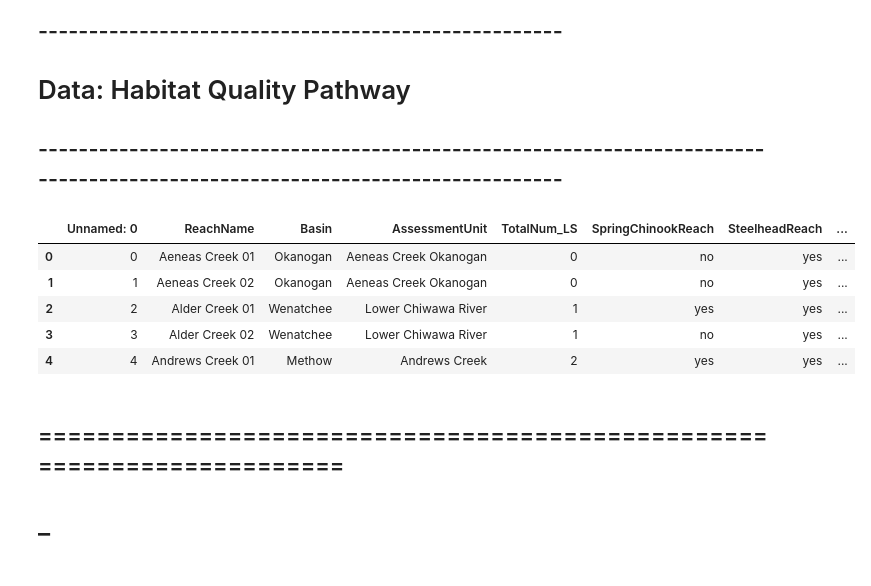
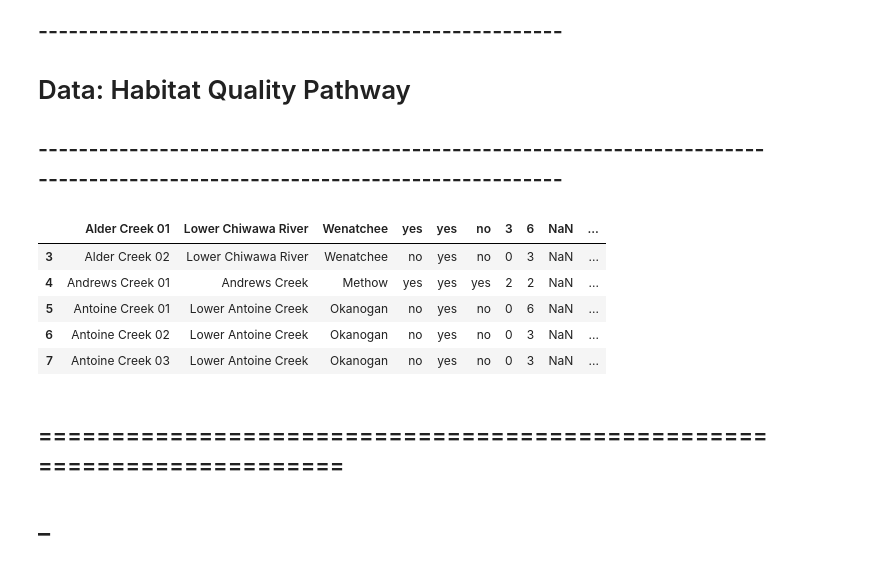
Before and after one commit to Upper-Columbia-Salmon-Recovery-Board/Prioritization_Step2_Data_Tool, a Jupyter notebook: Protection/RTT_Prioritization_PROTECTION_Pathways_Script.ipynb, the cells around one changed output. Drawn from its saved outputs; the diff is of its cells as text; code cells hidden in the pictures.

Commit message:
updated life stage output - minor

```diff
--- a/Protection/RTT_Prioritization_PROTECTION_Pathways_Script.ipynb
+++ b/Protection/RTT_Prioritization_PROTECTION_Pathways_Script.ipynb
@@ -330,14 +330,14 @@ reach_life_stages_Spring_Chinook = pd.read_excel('https://github.com/Upper-Colum
 reach_life_stages_Steelhead = pd.read_excel('https://github.com/Upper-Columbia-Salmon-Recovery-Board/Prioritization_Step2_Data_Tool/blob/master/Protection/reach_life_stages_Steelhead.xlsx?raw=true')
 reach_life_stages_Bull_Trout = pd.read_excel('https://github.com/Upper-Columbia-Salmon-Recovery-Board/Prioritization_Step2_Data_Tool/blob/master/Protection/reach_life_stages_Bull_Trout.xlsx?raw=true')
 # %%
-reach_life_stages_Bull_Trout.head()
+life_stages_protection_data_frame.head()
 # %% [output]
-|  | Unnamed: 0 | ReachName | Basin | AssessmentUnit | TotalNum_LS | SpringChinookReach | SteelheadReach | ... |
-| 0 | 0 | Aeneas Creek 01 | Okanogan | Aeneas Creek Okanogan | 0 | no | yes | ... |
-| 1 | 1 | Aeneas Creek 02 | Okanogan | Aeneas Creek Okanogan | 0 | no | yes | ... |
-| 2 | 2 | Alder Creek 01 | Wenatchee | Lower Chiwawa River | 1 | yes | yes | ... |
-| 3 | 3 | Alder Creek 02 | Wenatchee | Lower Chiwawa River | 1 | no | yes | ... |
-| 4 | 4 | Andrews Creek 01 | Methow | Andrews Creek | 2 | yes | yes | ... |
+|  | Alder Creek 01 | Lower Chiwawa River | Wenatchee | yes | yes | no | 3 | 6 | NaN | ... |
+| 3 | Alder Creek 02 | Lower Chiwawa River | Wenatchee | no | yes | no | 0 | 3 | NaN | ... |
+| 4 | Andrews Creek 01 | Andrews Creek | Methow | yes | yes | yes | 2 | 2 | NaN | ... |
+| 5 | Antoine Creek 01 | Lower Antoine Creek | Okanogan | no | yes | no | 0 | 6 | NaN | ... |
+| 6 | Antoine Creek 02 | Lower Antoine Creek | Okanogan | no | yes | no | 0 | 3 | NaN | ... |
+| 7 | Antoine Creek 03 | Lower Antoine Creek | Okanogan | no | yes | no | 0 | 3 | NaN | ... |
 # %% [markdown]
 ## =======================================================================
 # _
```
Also changed, not shown: 2 other files.
